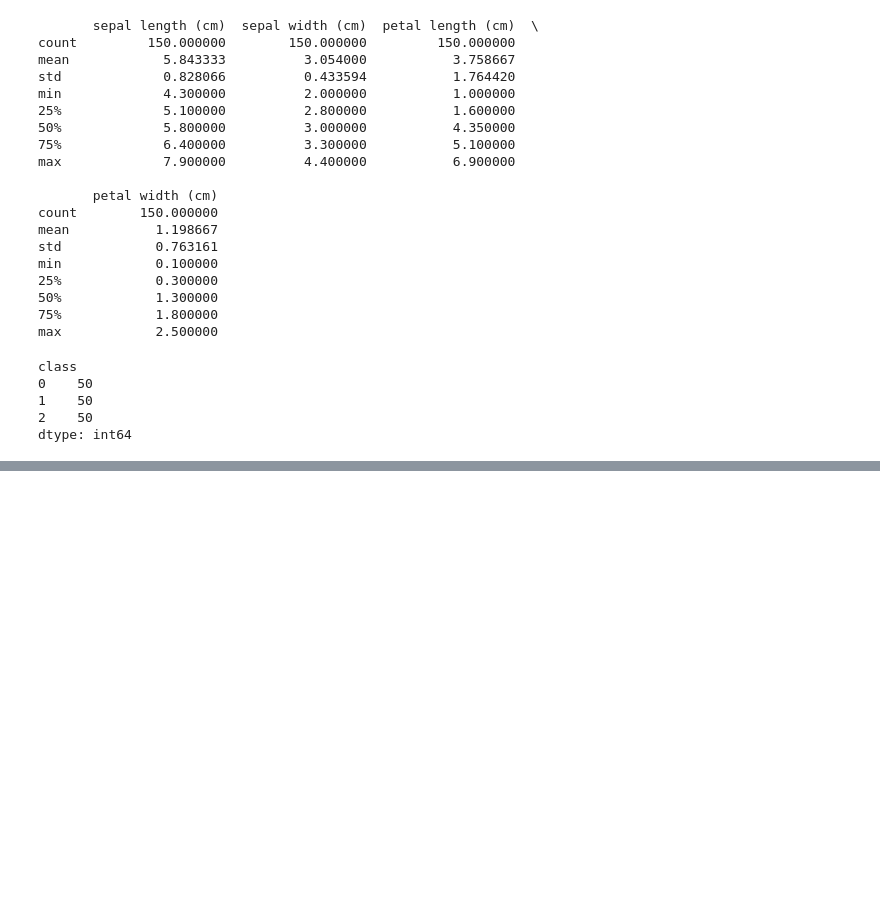
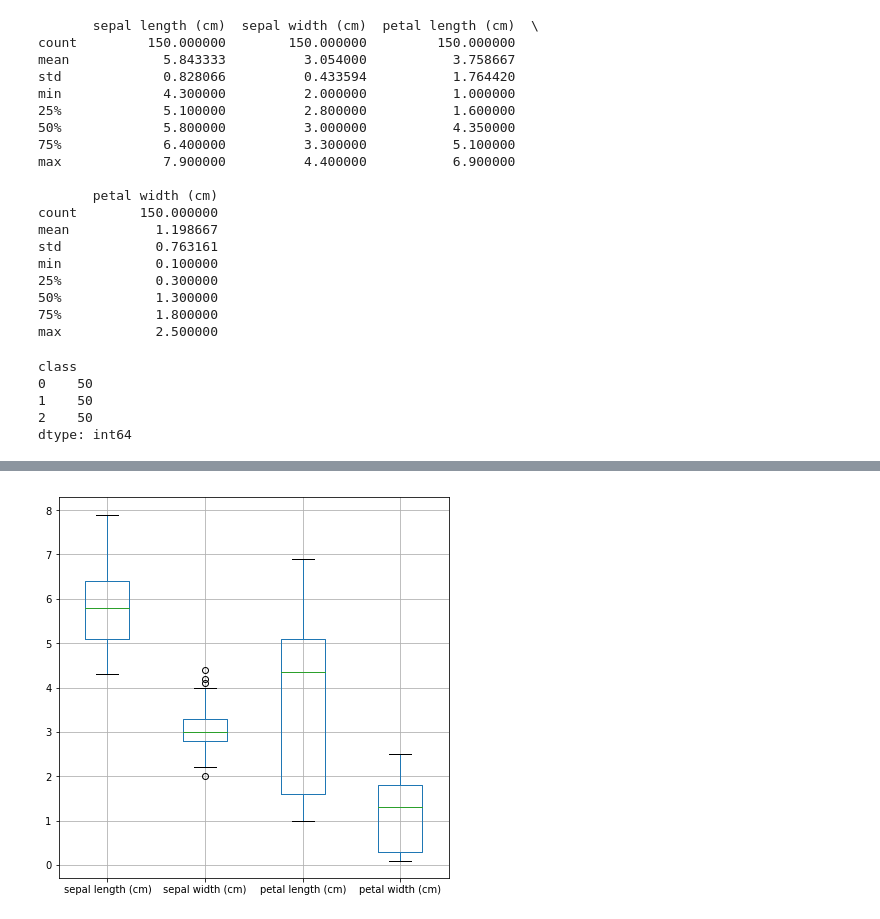
Before and after one commit to agassi4013/Iris-Dataset, a Jupyter notebook: Iris Data Set.ipynb, the cells around one changed output, grey strips where cells are left out. Cells and saved outputs as stored; diff of their text form; code cells hidden in the pictures; blank space fills up the shorter version.

```diff
--- a/Iris Data Set.ipynb
+++ b/Iris Data Set.ipynb
@@ -107,0 +112,4 @@ dtype: int64
+# %%
+box = iris_xpd.boxplot(grid = True, figsize = (7, 7))
+# %% [output]
+[figure, added]
```
Also changed, not shown: parts of 3 cells of this notebook.
